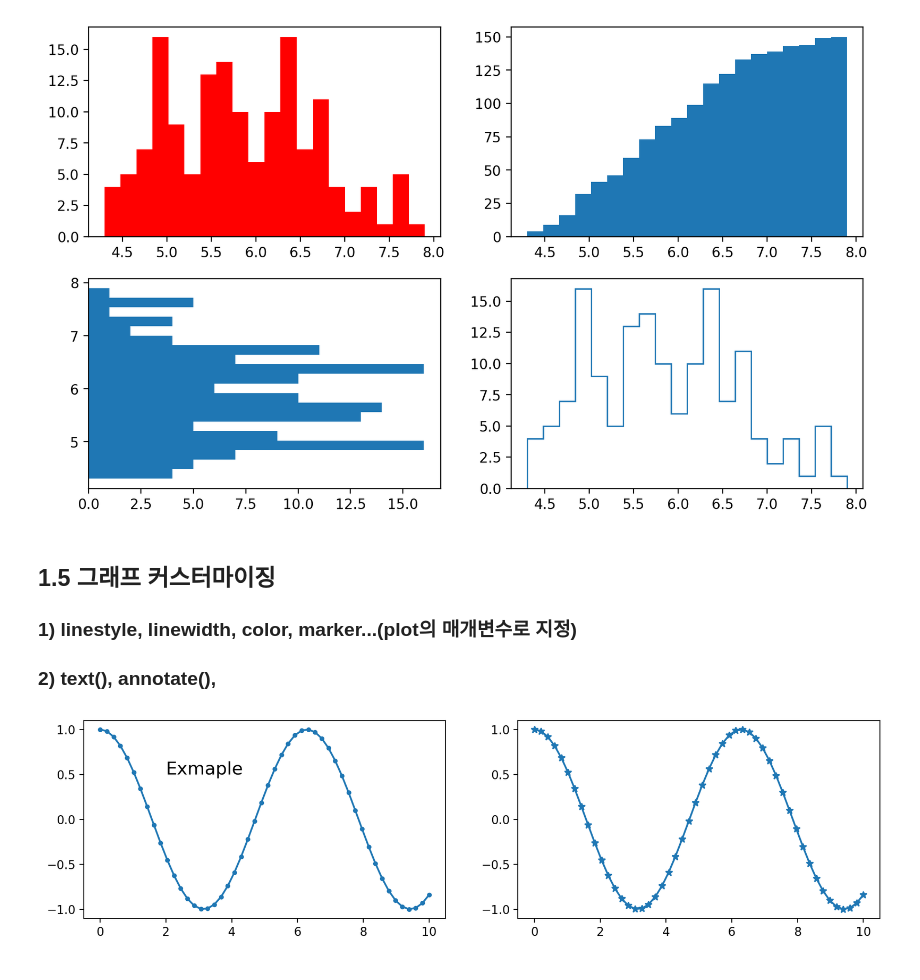
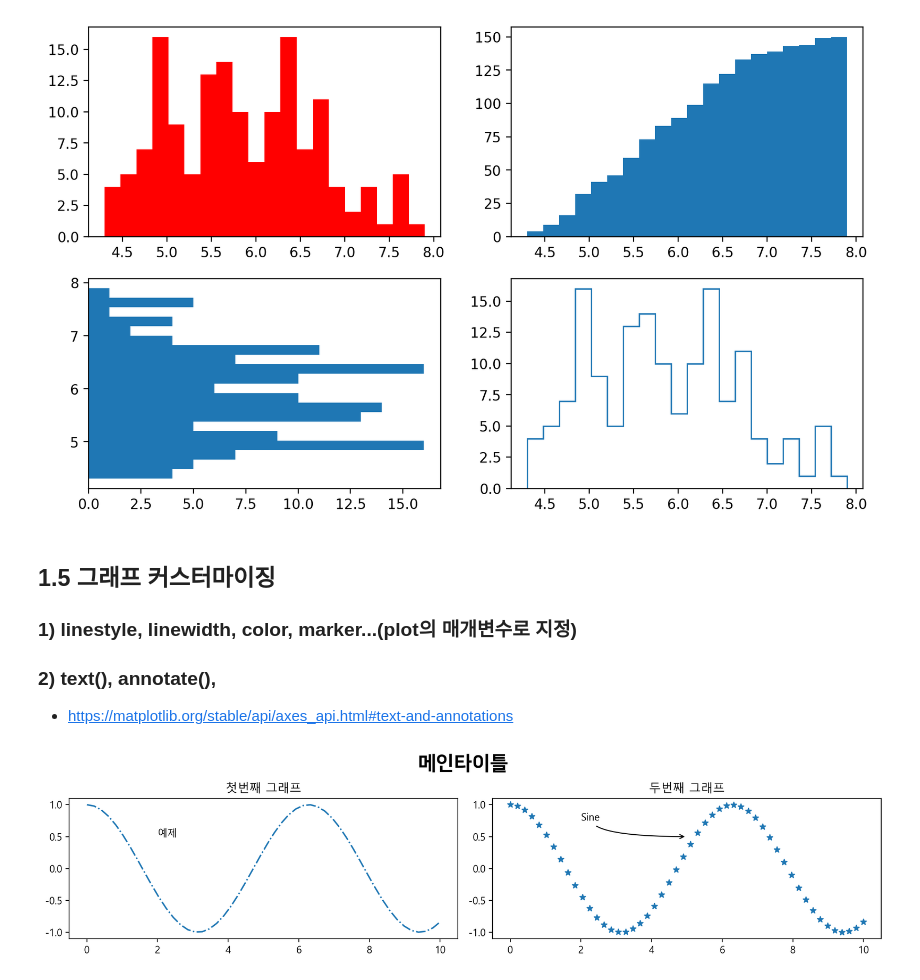
Before and after one commit to tangerineTaste/ai_x, a Jupyter notebook: source/01_python/ch12_데이터시각화1절.ipynb, the cells around one changed output. Saved outputs shown, nothing was run; the diff lists cells and outputs as text; code cells hidden in the pictures.

```diff
--- a/source/01_python/ch12_데이터시각화.ipynb
+++ b/source/01_python/ch12_데이터시각화1절.ipynb
@@ -24,11 +24,14 @@ table.dataframe{font-size:15px;}
 # %% [markdown]
 ## 1.1 패키지 import 및 기본 설정
 # %%
+import numpy as np
+import pandas as pd
 import matplotlib.pyplot as plt
 import seaborn as sns
 %config InlineBackend.figure_format = 'retina'
 # 한글설정
-
+plt.rc('font',family='Malgun Gothic') # windows
+plt.rc('axes', unicode_minus=False) # 축의 '-' 깨짐 방지
 # warning(경고) 안보이게
 # %% [markdown]
 ## 1.2 그래프 그리기
@@ -186,13 +189,25 @@ plt.show()
 ## 1.5 그래프 커스터마이징
 ### 1) linestyle, linewidth, color, marker...(plot의 매개변수로 지정)
 ### 2) text(), annotate(),
+- https://matplotlib.org/stable/api/axes_api.html#text-and-annotations
+# %%
+# 개별 폰트 설정을 위한 방법
+from matplotlib.font_manager import FontProperties
+font_path = 'fonts/nanum-square/nanumSquareEB.ttf' # 폰트파일(네이버폰트, 구글폰트 등에서 다운로드)
+font_prop = FontProperties(fname=font_path, size=20)
 # %%
 x = np.linspace(0,10)
 y = np.cos(x)
 fig, axes = plt.subplots(1,2,figsize=(12,3))
-axes[0].plot(x,y, marker='.')
-axes[0].text(2,0.5, 'Exmaple', fontsize=15)
-axes[1].plot(x,y, marker='*')
+axes[0].plot(x,y, linestyle='-.')
+axes[0].text(2,0.5, '예제', fontsize=10)
+axes[0].set_title('첫번째 그래프')
+axes[1].scatter(x,y, marker='*')
+axes[1].set_title('두번째 그래프')
+axes[1].annotate('Sine', xy=(5,0.5), xytext=(2, 0.75),
+                 arrowprops=dict(arrowstyle='->', connectionstyle='angle3'))
+plt.tight_layout(rect=[0,0,1,0.9]) # left, botton, right, top : 경계의 상대적 비율
+plt.suptitle('메인타이틀',fontproperties=font_prop)
 plt.show()
 # %% [output]
-[figure, old version]
+[figure, new version]
```
Also changed, not shown: parts of 9 cells of this notebook, 18 other files.
